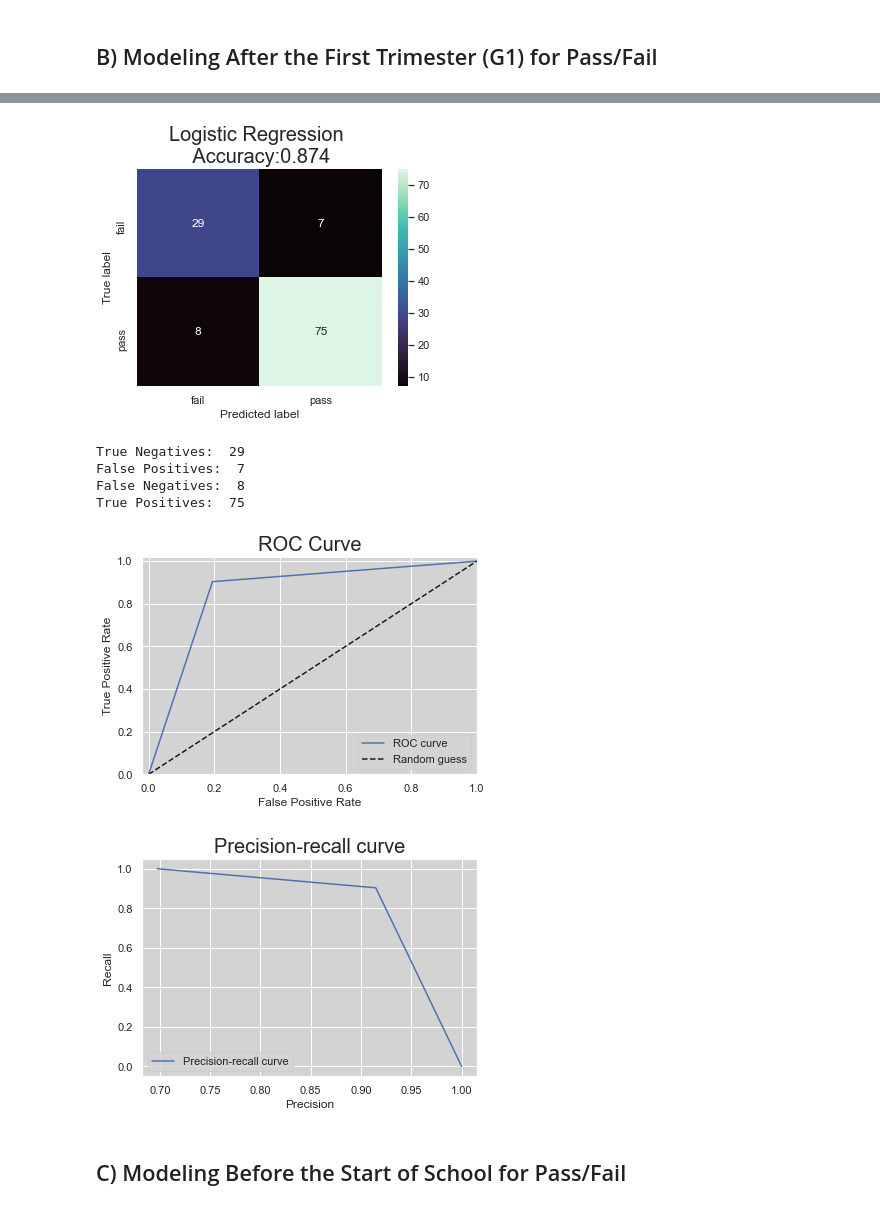
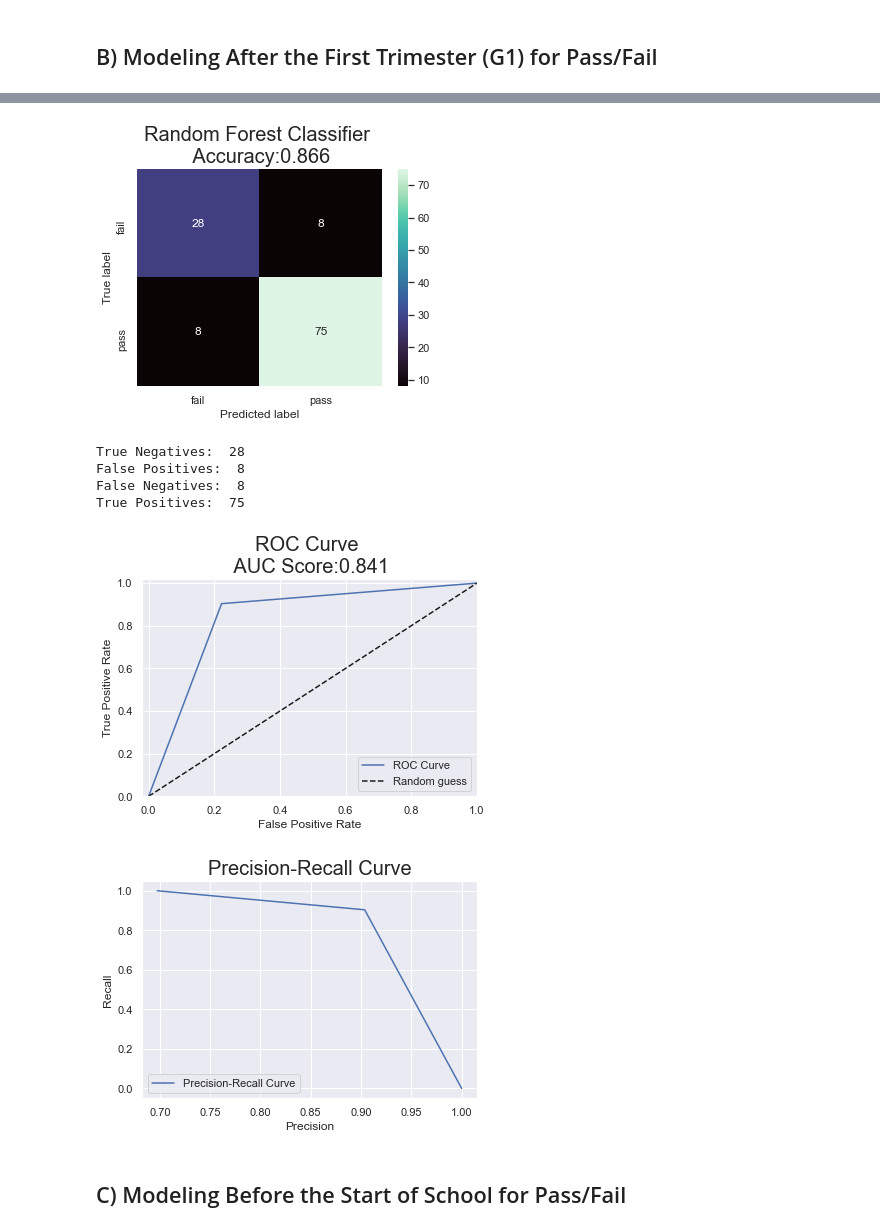
Before and after one commit to sam-tritto/predicting-student-grades, a Jupyter notebook: Predicting School Grades.ipynb, the cells around one changed output, grey strips where cells are left out. Saved outputs shown, nothing was run; the diff lists cells and outputs as text; code cells hidden in the pictures.

```diff
--- a/Predicting School Grades.ipynb
+++ b/Predicting School Grades.ipynb
@@ -1459,5 +1463,3 @@ True Positives:  74
-# %%
-plt.rcParams['axes.facecolor'] = 'lightgrey'
 # %%
 
 fpr, tpr, thresholds = roc_curve(y_test, y_predict)
@@ -1570,7 +1579,7 @@ cm_df = pd.DataFrame(cm,
 
 plt.figure(figsize=(5.5,4))
 sns.heatmap(cm_df, annot=True, cmap='mako')
-plt.title('Logistic Regression \n Accuracy:{0:.3f}'.format(accuracy_score(y_test, y_predict)), fontsize=20)
+plt.title('Random Forest Classifier \n Accuracy:{0:.3f}'.format(accuracy_score(y_test, y_predict)), fontsize=20)
 plt.ylabel('True label')
 plt.xlabel('Predicted label')
 plt.show()
@@ -1582,38 +1591,38 @@ print("False Positives: ",fp)
 print("False Negatives: ",fn)
 print("True Positives: ",tp)
 # %% [output]
-[figure, old version]
+[figure, new version]
-True Negatives:  29
-False Positives:  7
+True Negatives:  28
+False Positives:  8
 False Negatives:  8
 True Positives:  75
 # %%
 
 fpr, tpr, thresholds = roc_curve(y_test, y_predict)
 
 # create plot
-plt.plot(fpr, tpr, label='ROC curve')
+plt.plot(fpr, tpr, label='ROC Curve')
 plt.plot([0, 1], [0, 1], 'k--', label='Random guess')
 g = plt.xlabel('False Positive Rate')
 g = plt.ylabel('True Positive Rate')
-g = plt.title('ROC Curve', fontsize=20)
+g = plt.title('ROC Curve \n AUC Score:{0:.3f}'.format(roc_auc_score(y_test, y_predict)), fontsize=20)
 g = plt.xlim([-0.02, 1])
 g = plt.ylim([0, 1.02])
 g = plt.legend(loc="lower right")
 # %% [output]
-[figure, old version]
+[figure, new version]
 # %%
 
 precision, recall, thresholds = precision_recall_curve(y_test, y_predict)
 
 # create plot
-plt.plot(precision, recall, label='Precision-recall curve')
+plt.plot(precision, recall, label='Precision-Recall Curve')
 g = plt.xlabel('Precision')
 g = plt.ylabel('Recall')
-g = plt.title('Precision-recall curve', fontsize=20)
+g = plt.title('Precision-Recall Curve', fontsize=20)
 g = plt.legend(loc="lower left")
 # %% [output]
-[figure, old version]
+[figure, new version]
 # %% [markdown]
 ## C) Modeling Before the Start of School for Pass/Fail
 # %% [markdown]
```
Also changed, not shown: parts of 41 cells of this notebook.
